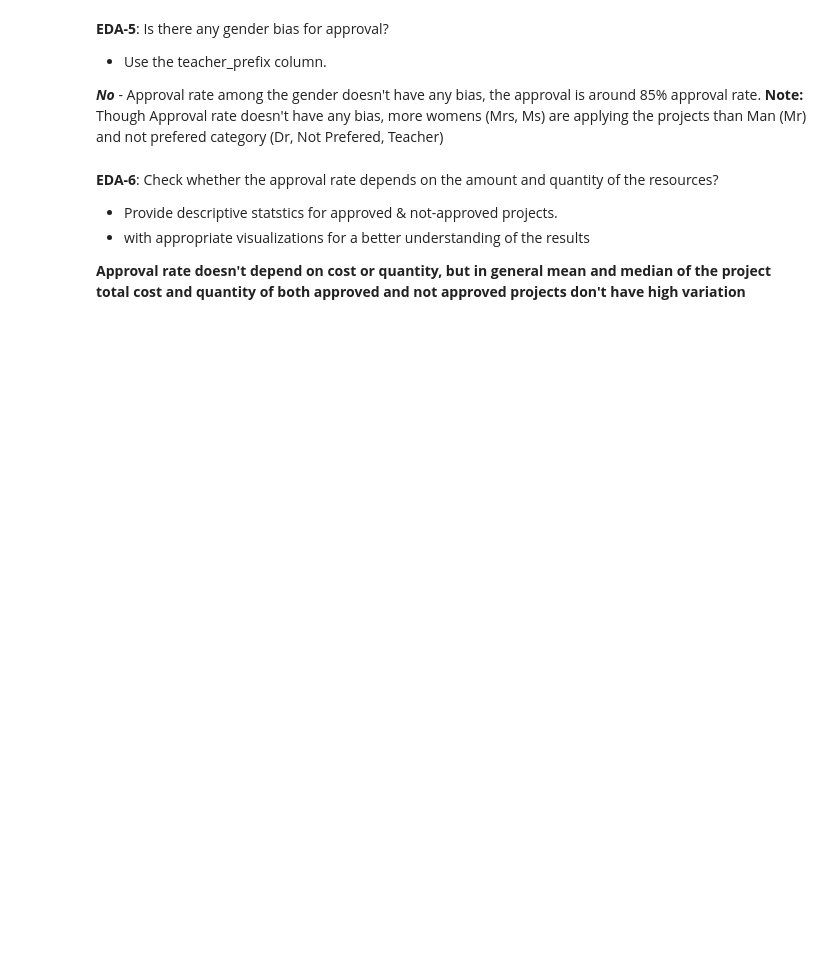
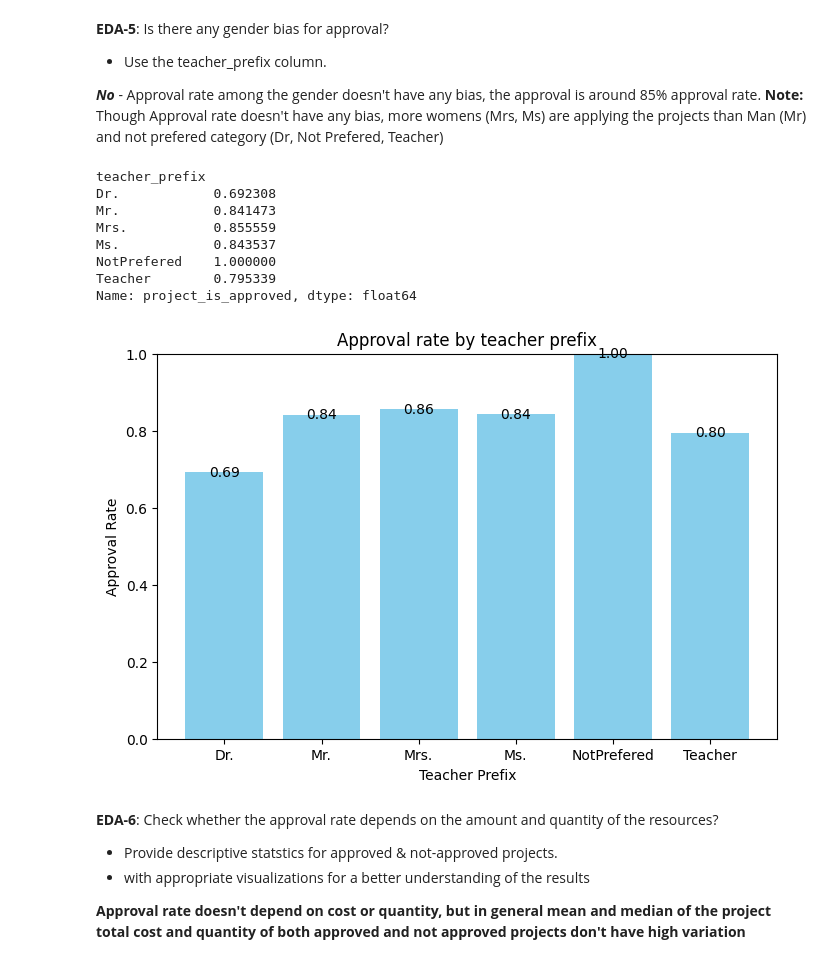
Before and after one commit to pandiarajan-src/IKJourney, a Jupyter notebook: projects/LearningHope/Learning_Hope.ipynb, the cells around one changed output. Drawn from its saved outputs; the diff is of its cells as text; code cells hidden in the pictures; blank space fills up the shorter version.

Commit message:
Completed Full project

```diff
--- a/projects/LearningHope/Learning_Hope.ipynb
+++ b/projects/LearningHope/Learning_Hope.ipynb
@@ -628,23 +866,40 @@ print(subject_category_df)
   ***No*** - Approval rate among the gender doesn't have any bias, the approval is around 85% approval rate.
   **Note:** Though Approval rate doesn't have any bias, more womens (Mrs, Ms) are applying the projects than Man (Mr) and not prefered category (Dr, Not Prefered, Teacher)
 # %%
-#Write your code here
+'''
+Calculate and visualizes the average approval rate of projects by teacher prefix. It:
+
+Groups project data by teacher prefix and calculates the mean approval rate.
+Creates a bar chart with teacher prefixes on the x-axis and approval rates on the y-axis.
+Adds percentage labels on top of each bar, showing the exact approval rate.
+'''
+
 print(project_data.groupby('teacher_prefix')['project_is_approved'].mean())
 approval_rate = project_data.groupby('teacher_prefix')['project_is_approved'].mean().reset_index()
 approval_rate.columns = ['teacher_prefix', 'approval_rate']
 
 plt.figure(figsize=(8, 5))
 plt.title("Approval rate by teacher prefix")
 plt.xlabel('Teacher Prefix')
 plt.ylabel('Approval Rate')
 plt.ylim(0, 1)
 
 plt.bar(approval_rate['teacher_prefix'], approval_rate['approval_rate'], color = 'skyblue')
 
 for index, row in approval_rate.iterrows():
     plt.text(index, row['approval_rate'], f"{row['approval_rate']:.2f}", ha='center', va='center', color='black')
 
 plt.show()
+# %% [output]
+teacher_prefix
+Dr.            0.692308
+Mr.            0.841473
+Mrs.           0.855559
+Ms.            0.843537
+NotPrefered    1.000000
+Teacher        0.795339
+Name: project_is_approved, dtype: float64
+[figure, added]
 # %% [markdown]
 **EDA-6**: Check whether the approval rate depends on the amount and quantity of the resources?
 - Provide descriptive statstics for approved & not-approved projects.
```
Also changed, not shown: parts of 49 cells of this notebook.
